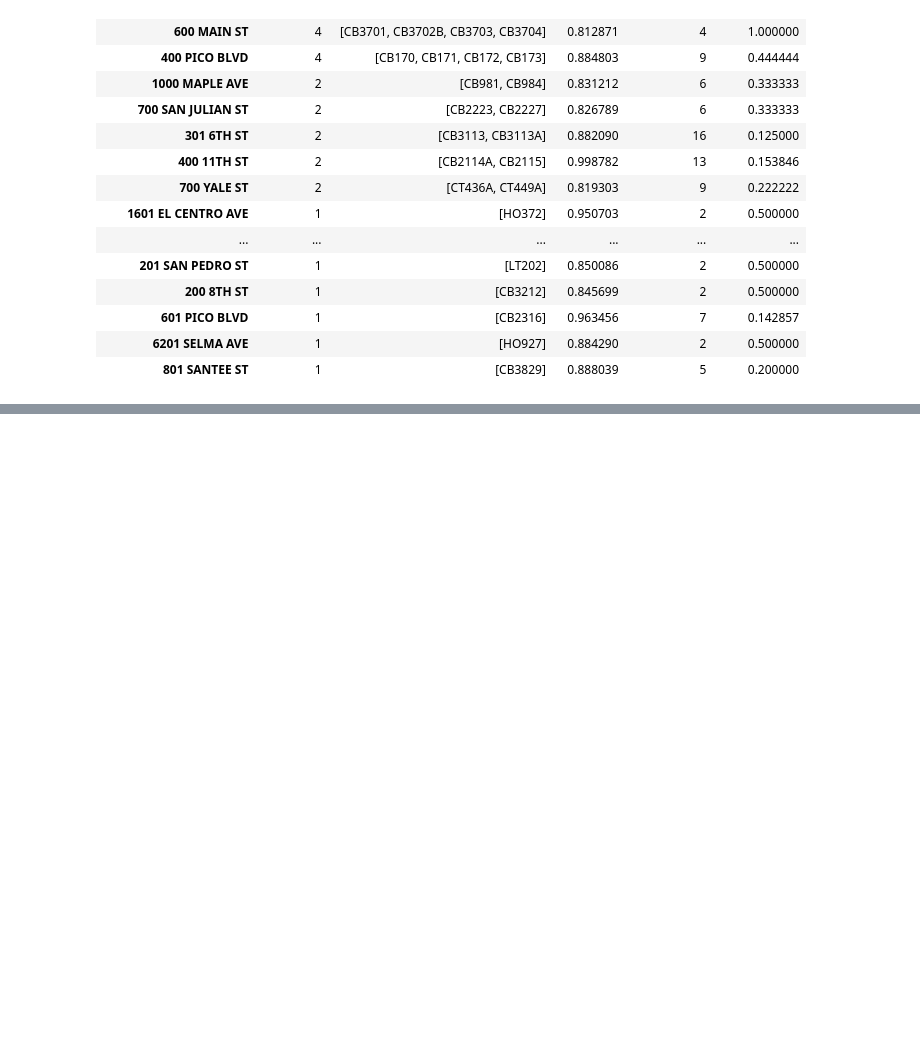
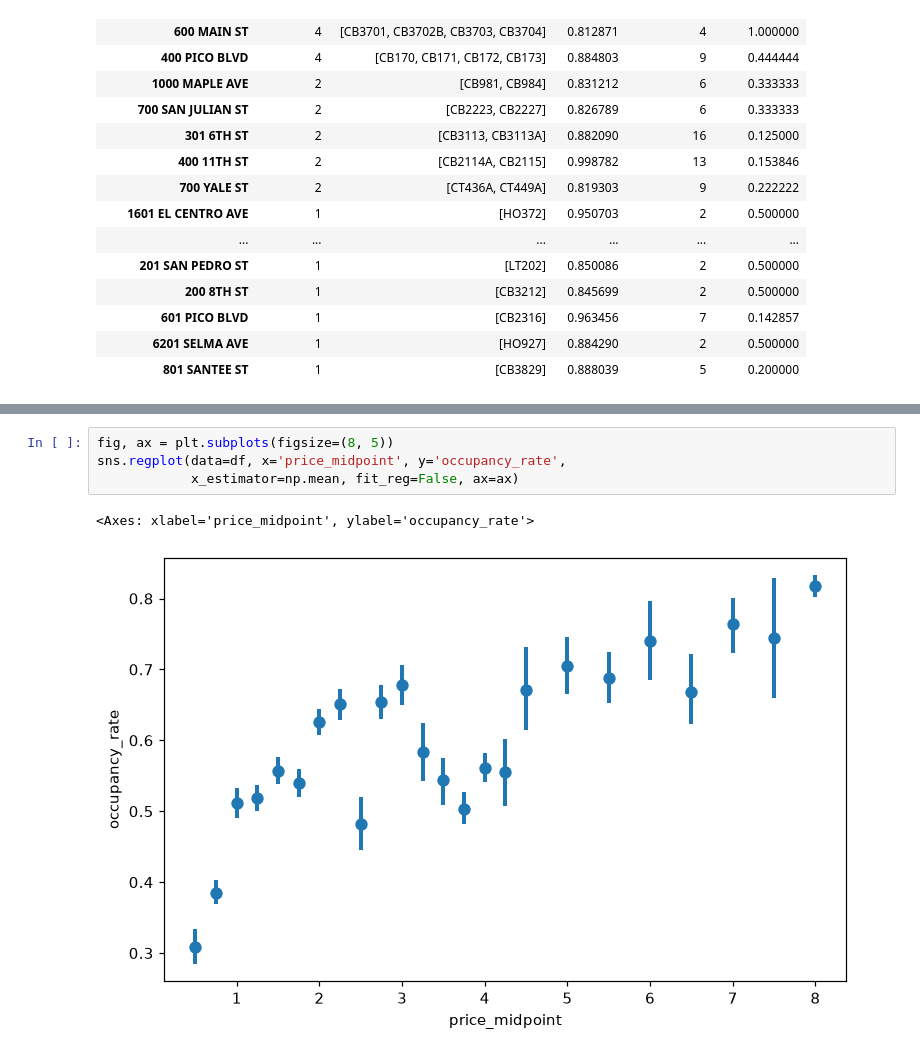
Before and after one commit to finnrcase/Spotless, a Jupyter notebook: Visualization/01_cumprice.ipynb, the cells around one changed output, grey strips where cells are left out. Cells and saved outputs as stored; diff of their text form; blank space fills up the shorter version.

```diff
--- a/Visualization/01_cumprice.ipynb
+++ b/Visualization/01_cumprice.ipynb
@@ -202,0 +226,7 @@ bf_groups
+# %%
+fig, ax = plt.subplots(figsize=(8, 5))
+sns.regplot(data=df, x='price_midpoint', y='occupancy_rate',
+            x_estimator=np.mean, fit_reg=False, ax=ax)
+# %% [output]
+<Axes: xlabel='price_midpoint', ylabel='occupancy_rate'>
+[figure, added]
```
Also changed, not shown: parts of 3 cells of this notebook, 2 other files.
